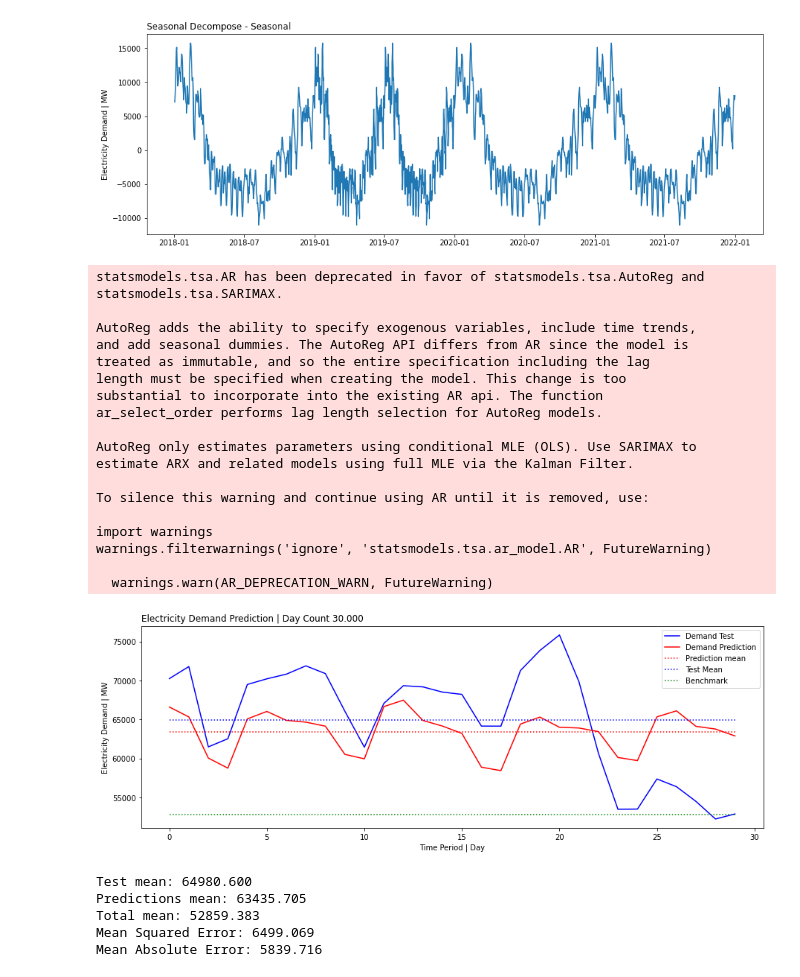
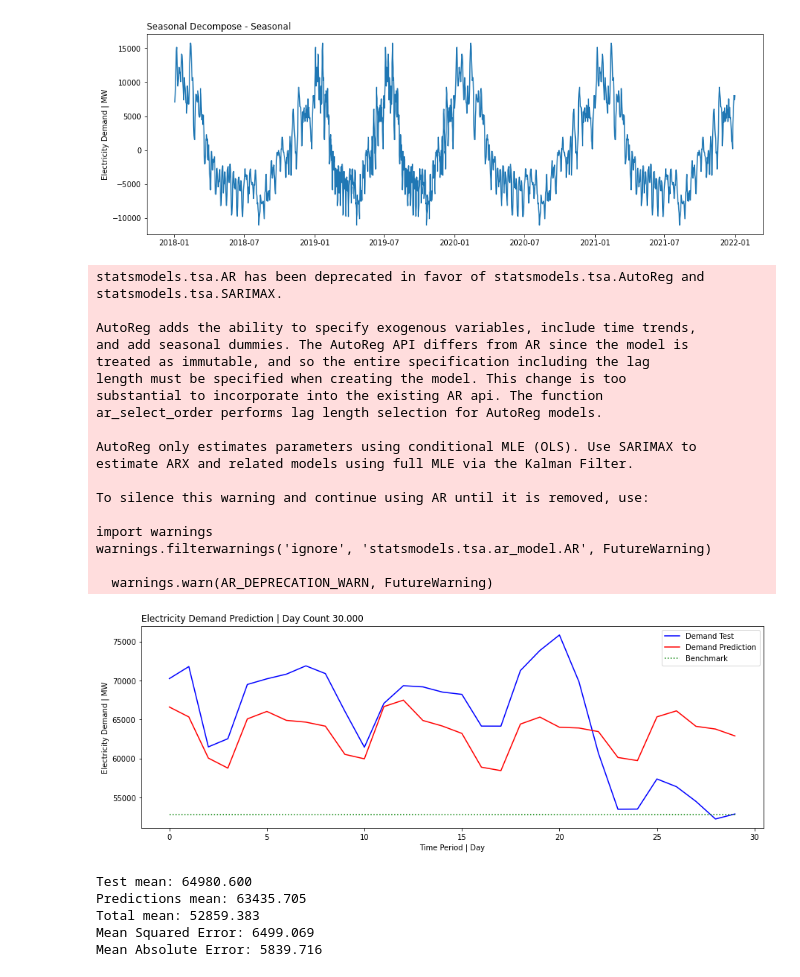
Before and after one commit to snowbalzz/Modeling, a Jupyter notebook: Modeling.ipynb, the cells around one changed output. Saved outputs shown, nothing was run; the diff lists cells and outputs as text; code cells hidden in the pictures.

```diff
--- a/Modeling.ipynb
+++ b/Modeling.ipynb
@@ -102,8 +147,8 @@ plt.title("Electricity Demand Prediction | Day Count %.3f" % Period, loc = 'left
 plt.plot(test, color='blue', label='Demand Test')
 plt.plot(predictions, color='red', label = 'Demand Prediction')
 
-plt.plot(mean, color='red', label='Prediction mean', linestyle=':')
-plt.plot(mean2, color='blue', label='Test Mean', linestyle=':')
+# plt.plot(mean, color='red', label='Prediction mean', linestyle=':')
+# plt.plot(mean2, color='blue', label='Test Mean', linestyle=':')
 plt.plot(mean3, color='green', label='Benchmark', linestyle=':')
 
 plt.ylabel("Electricity Demand | MW")
@@ -114,34 +159,34 @@ plt.show()
 
 print("Test mean: %.3f" % test.mean())
 print("Predictions mean: %.3f" % predictions.mean())
 print("Total mean: %.3f" % df1.values.mean())
 
 rmse = mean_squared_error(test, predictions, squared=False)
 print('Mean Squared Error: %.3f' % rmse)
 
 mae = mean_absolute_error(test, predictions)
 print('Mean Absolute Error: %.3f' % mae)
 # %% [output]
 statsmodels.tsa.AR has been deprecated in favor of statsmodels.tsa.AutoReg and
 statsmodels.tsa.SARIMAX.
 
 AutoReg adds the ability to specify exogenous variables, include time trends,
 and add seasonal dummies. The AutoReg API differs from AR since the model is
 treated as immutable, and so the entire specification including the lag
 length must be specified when creating the model. This change is too
 substantial to incorporate into the existing AR api. The function
 ar_select_order performs lag length selection for AutoReg models.
 
 AutoReg only estimates parameters using conditional MLE (OLS). Use SARIMAX to
 estimate ARX and related models using full MLE via the Kalman Filter.
 
 To silence this warning and continue using AR until it is removed, use:
 
 import warnings
 warnings.filterwarnings('ignore', 'statsmodels.tsa.ar_model.AR', FutureWarning)
 
   warnings.warn(AR_DEPRECATION_WARN, FutureWarning)
-[figure, old version]
+[figure, new version]
 Test mean: 64980.600
 Predictions mean: 63435.705
 Total mean: 52859.383
```
Also changed, not shown: parts of 4 cells of this notebook, 1 other file.
